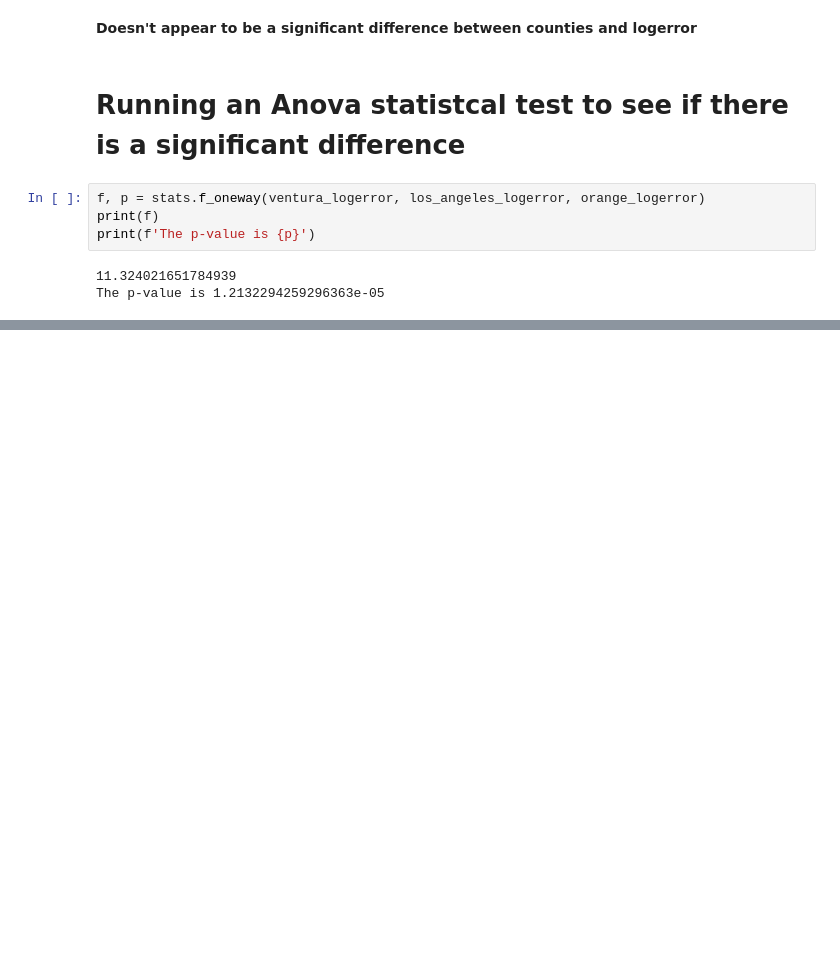
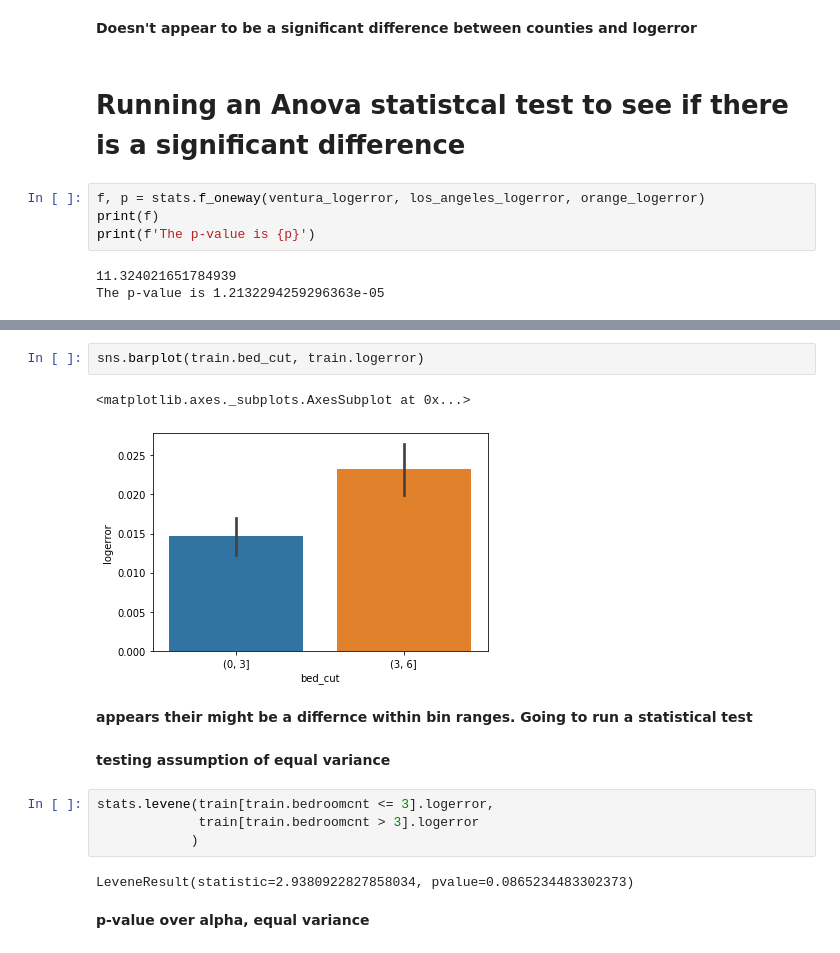
Before and after one commit to matt-c-knight/clustering-exercises, a Jupyter notebook: explore_zillow.ipynb, the cells around one changed output, grey strips where cells are left out. Cells and saved outputs as stored; diff of their text form; blank space fills up the shorter version.

```diff
--- a/explore_zillow.ipynb
+++ b/explore_zillow.ipynb
@@ -189,0 +249,17 @@ The p-value is 1.2132294259296363e-05
+# %%
+sns.barplot(train.bed_cut, train.logerror)
+# %% [output]
+<matplotlib.axes._subplots.AxesSubplot at 0x...>
+[figure, added]
+# %% [markdown]
+**appears their might be a differnce within bin ranges. Going to run a statistical test**
+# %% [markdown]
+ **testing assumption of equal variance**
+# %%
+stats.levene(train[train.bedroomcnt <= 3].logerror,
+             train[train.bedroomcnt > 3].logerror
+            )
+# %% [output]
+LeveneResult(statistic=2.9380922827858034, pvalue=0.0865234483302373)
+# %% [markdown]
+**p-value over alpha, equal variance**
```
Also changed, not shown: parts of 15 cells of this notebook.
